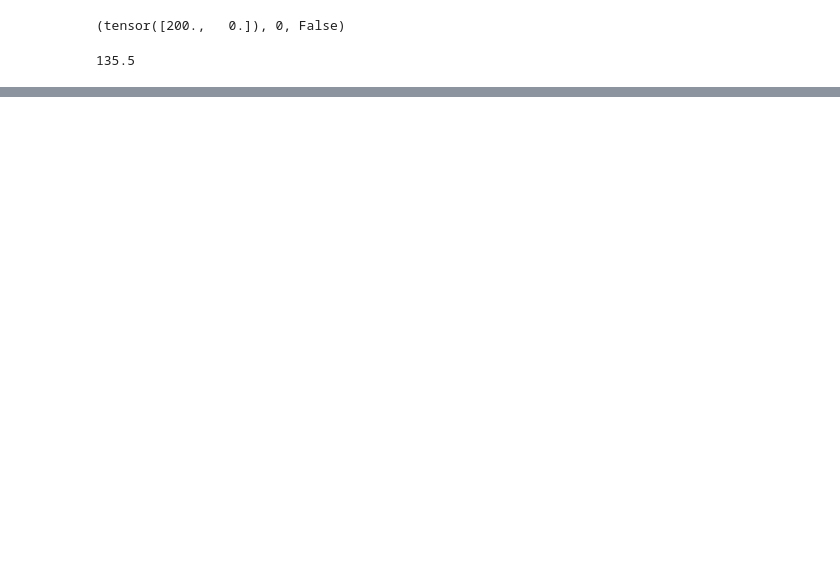
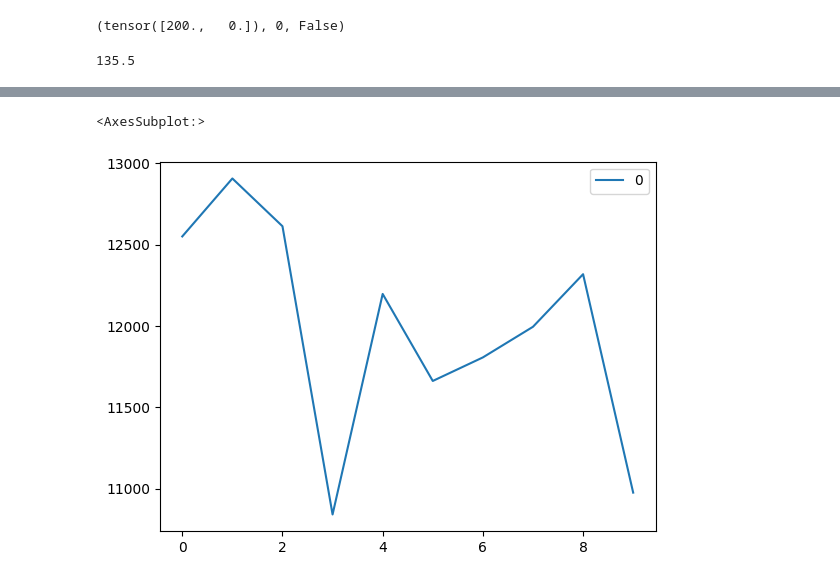
Before and after one commit to stengel/EquiLearn, a Jupyter notebook: learningAgents/src/LearningAgent Simulations.ipynb, the cells around one changed output, grey strips where cells are left out. Cells and saved outputs as stored; diff of their text form; code cells hidden in the pictures; blank space fills up the shorter version.

```diff
--- a/learningAgents/src/LearningAgent Simulations.ipynb
+++ b/learningAgents/src/LearningAgent Simulations.ipynb
@@ -146,0 +140,5 @@ learning.plot()
+# %%
+learning_std.plot()
+# %% [output]
+<AxesSubplot:>
+[figure, added]
```
Also changed, not shown: parts of 11 cells of this notebook, 1 other file.
